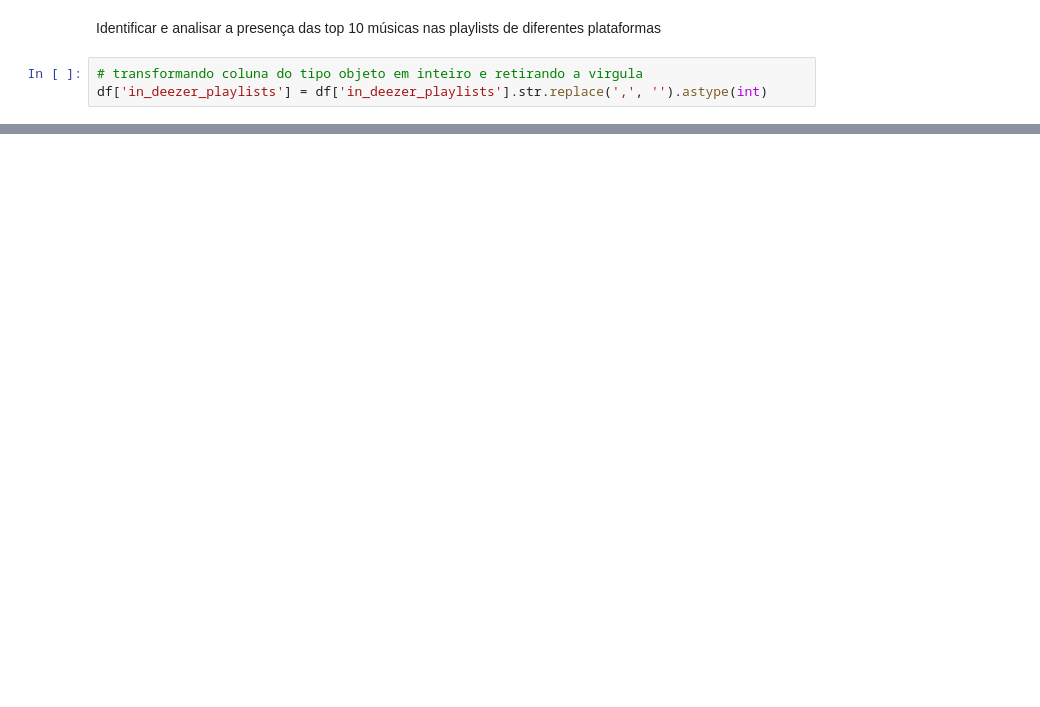
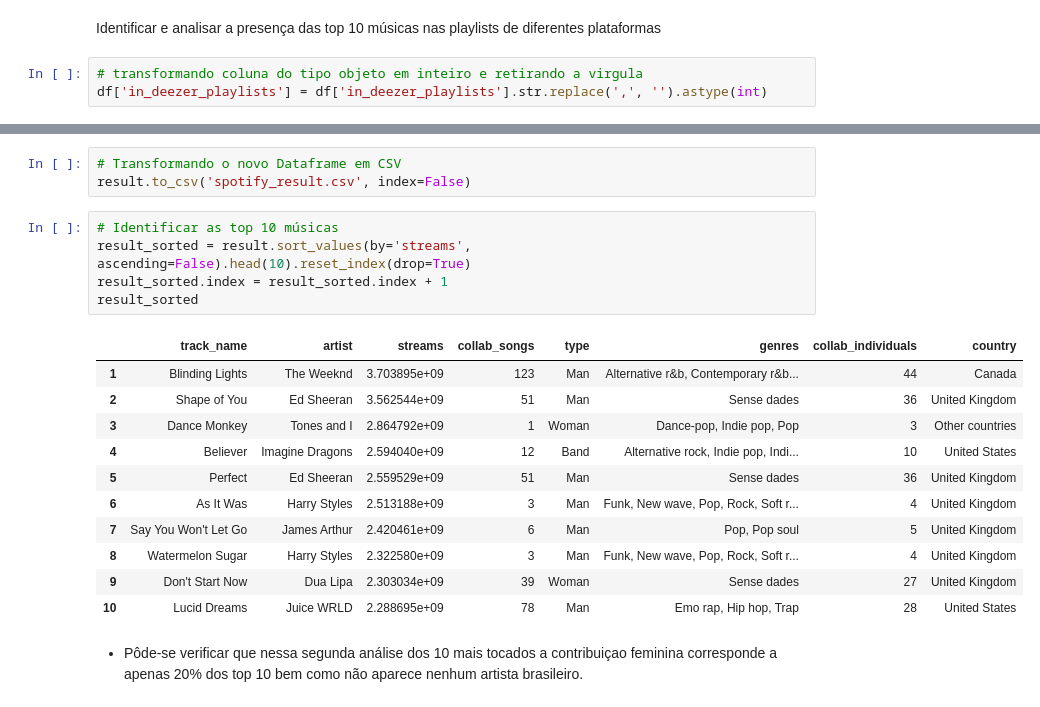
Before and after one commit to reprograma/on29-python-s17-s18-projeto-livre, a Jupyter notebook: exercicios/para-casa/projeto_final.ipynb, the cells around one changed output, grey strips where cells are left out. Cells and saved outputs as stored; diff of their text form; blank space fills up the shorter version.

```diff
--- a/exercicios/para-casa/projeto_final.ipynb
+++ b/exercicios/para-casa/projeto_final.ipynb
@@ -362,0 +514,22 @@ Foi verificado que quase em 100% dos 10 maiores streams, as músicas foram adici
+# %%
+# Transformando o novo Dataframe em CSV
+result.to_csv('spotify_result.csv', index=False)
+# %%
+# Identificar as top 10 músicas
+result_sorted = result.sort_values(by='streams', ascending=False).head(10).reset_index(drop=True)
+result_sorted.index = result_sorted.index + 1
+result_sorted
+# %% [output]
+|  | track_name | artist | streams | collab_songs | type | genres | collab_individuals | country |
+| 1 | Blinding Lights | The Weeknd | 3.703895e+09 | 123 | Man | Alternative r&b, Contemporary r&b... | 44 | Canada |
+| 2 | Shape of You | Ed Sheeran | 3.562544e+09 | 51 | Man | Sense dades | 36 | United Kingdom |
+| 3 | Dance Monkey | Tones and I | 2.864792e+09 | 1 | Woman | Dance-pop, Indie pop, Pop | 3 | Other countries |
+| 4 | Believer | Imagine Dragons | 2.594040e+09 | 12 | Band | Alternative rock, Indie pop, Indi... | 10 | United States |
+| 5 | Perfect | Ed Sheeran | 2.559529e+09 | 51 | Man | Sense dades | 36 | United Kingdom |
+| 6 | As It Was | Harry Styles | 2.513188e+09 | 3 | Man | Funk, New wave, Pop, Rock, Soft r... | 4 | United Kingdom |
+| 7 | Say You Won't Let Go | James Arthur | 2.420461e+09 | 6 | Man | Pop, Pop soul | 5 | United Kingdom |
+| 8 | Watermelon Sugar | Harry Styles | 2.322580e+09 | 3 | Man | Funk, New wave, Pop, Rock, Soft r... | 4 | United Kingdom |
+| 9 | Don't Start Now | Dua Lipa | 2.303034e+09 | 39 | Woman | Sense dades | 27 | United Kingdom |
+| 10 | Lucid Dreams | Juice WRLD | 2.288695e+09 | 78 | Man | Emo rap, Hip hop, Trap | 28 | United States |
+# %% [markdown]
+* Pôde-se verificar que nessa segunda análise dos 10 mais tocados a contribuiçao feminina corresponde a apenas 20% dos top 10 bem como não aparece nenhum artista brasileiro.
```
Also changed, not shown: parts of 25 cells of this notebook, 2 other files.
